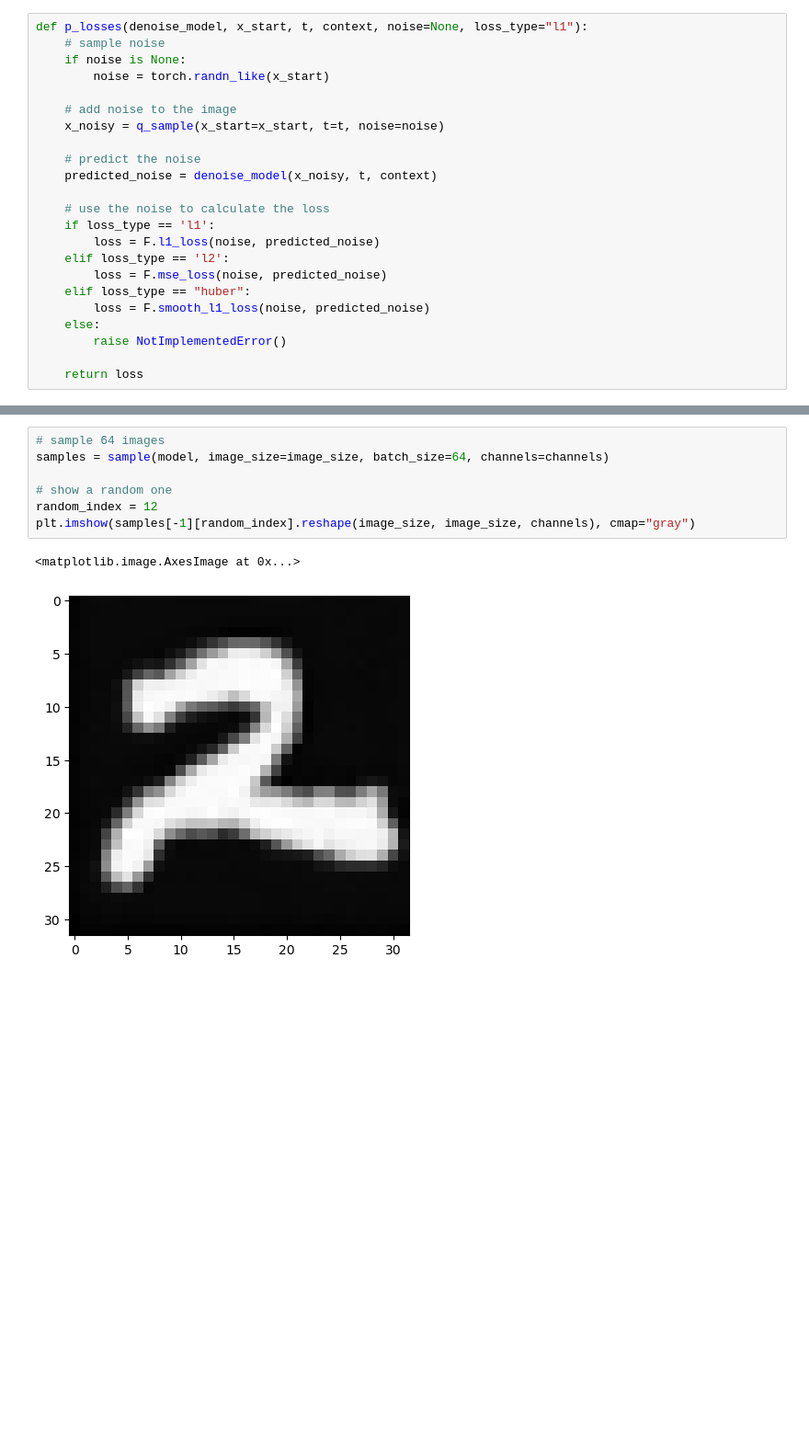
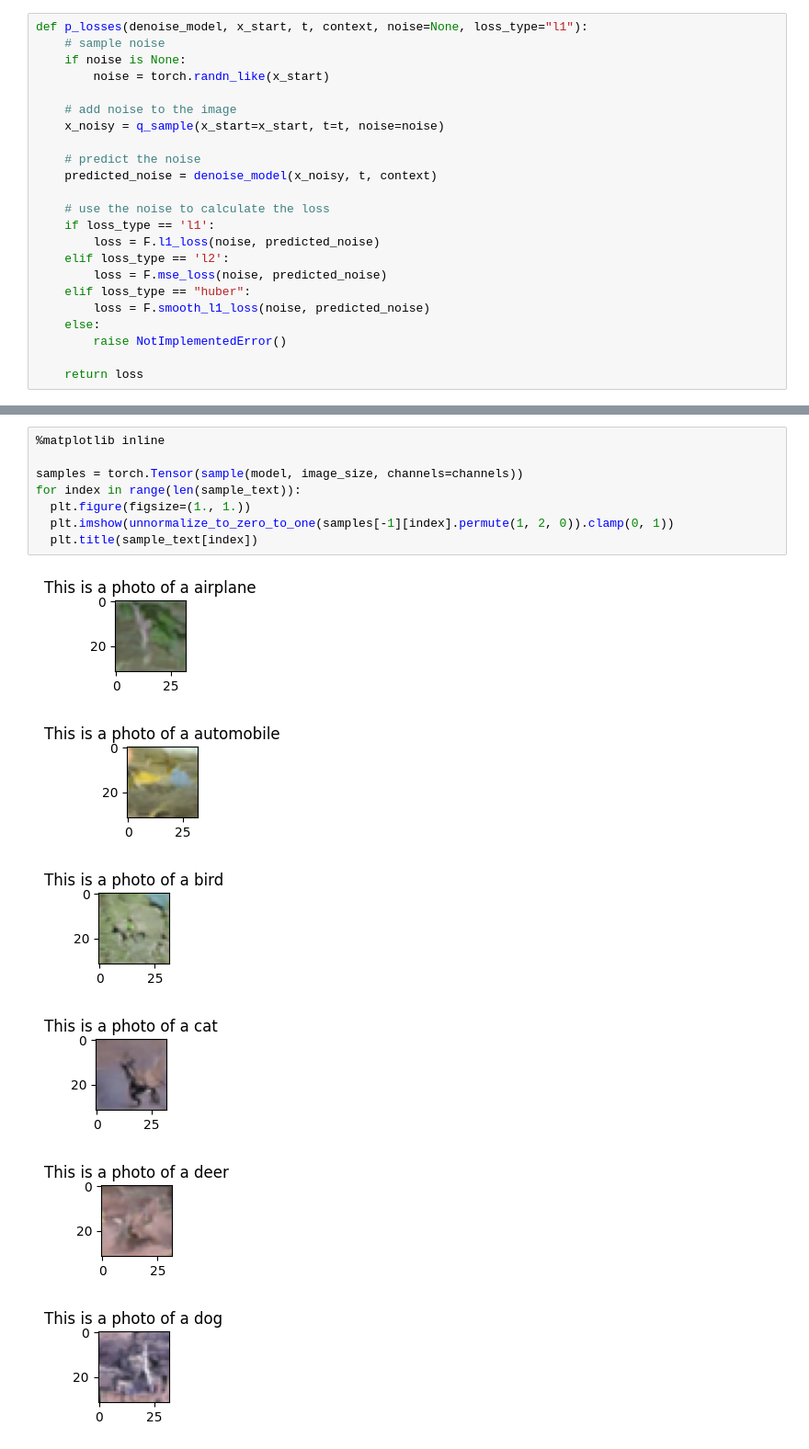
Before and after one commit to jun-tian/CS182_Project_diffusion, a Jupyter notebook: demo_with_spatial.ipynb, the cells around one changed output, grey strips where cells are left out. Shown at 92% size. Saved outputs shown, nothing was run; the diff lists cells and outputs as text; blank space fills up the shorter version.

```diff
--- a/demo_with_spatial.ipynb
+++ b/demo_with_spatial.ipynb
@@ -837,10 +885,15 @@ EinopsError: ignored
-# %%
-# sample 64 images
-samples = sample(model, image_size=image_size, batch_size=64, channels=channels)
-
-# show a random one
-random_index = 12
-plt.imshow(samples[-1][random_index].reshape(image_size, image_size, channels), cmap="gray")
-# %% [output]
-<matplotlib.image.AxesImage at 0x...>
-[figure, removed]
+# %%
+%matplotlib inline
+
+samples = torch.Tensor(sample(model, image_size, channels=channels))
+for index in range(len(sample_text)):
+  plt.figure(figsize=(1., 1.))
+  plt.imshow(unnormalize_to_zero_to_one(samples[-1][index].permute(1, 2, 0)).clamp(0, 1))
+  plt.title(sample_text[index])
+# %% [output]
+[figure, added]
+[figure, added]
+[figure, added]
+[figure, added]
+[figure, added]
+[figure, added]
```
Also changed, not shown: parts of 14 cells of this notebook.
